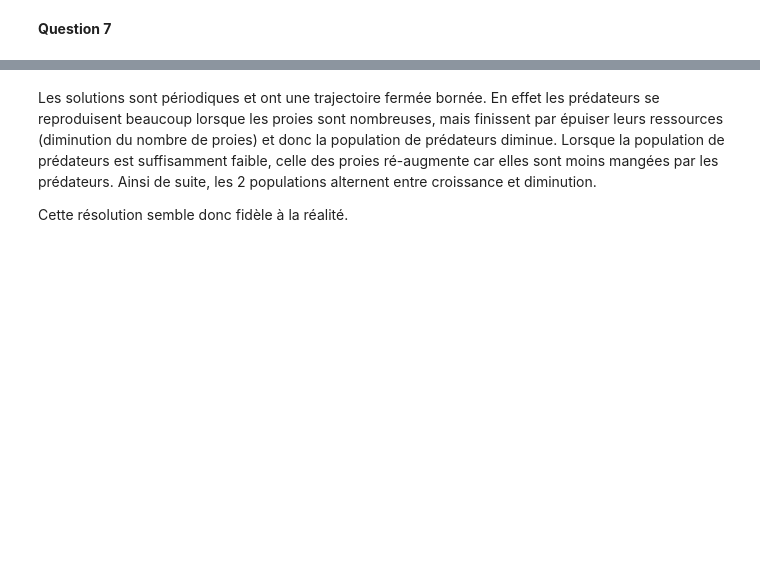
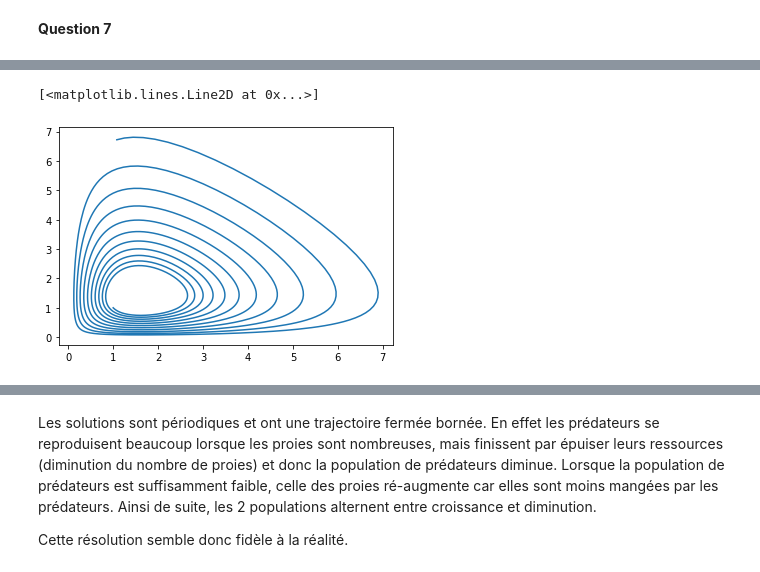
Before and after one commit to laureb01/Lotka-Volterra, a Jupyter notebook: Rendu.ipynb, the cells around one changed output, grey strips where cells are left out. Saved outputs shown, nothing was run; the diff lists cells and outputs as text; code cells hidden in the pictures; blank space fills up the shorter version.

```diff
--- a/Rendu.ipynb
+++ b/Rendu.ipynb
@@ -330,0 +332,5 @@ plt.show()
+# %%
+plt.plot(x1,x2)
+# %% [output]
+[<matplotlib.lines.Line2D at 0x...>]
+[figure, added]
```
Also changed, not shown: parts of 25 cells of this notebook.
